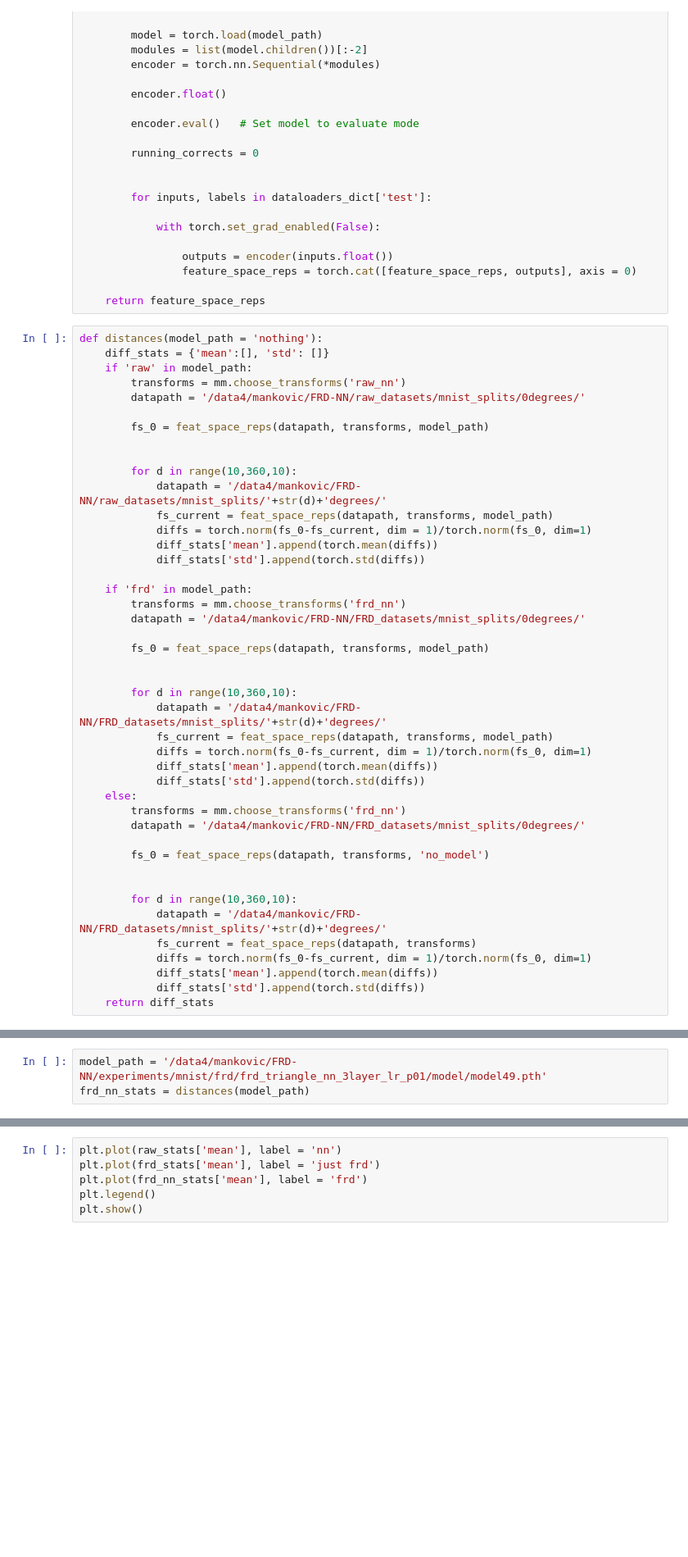
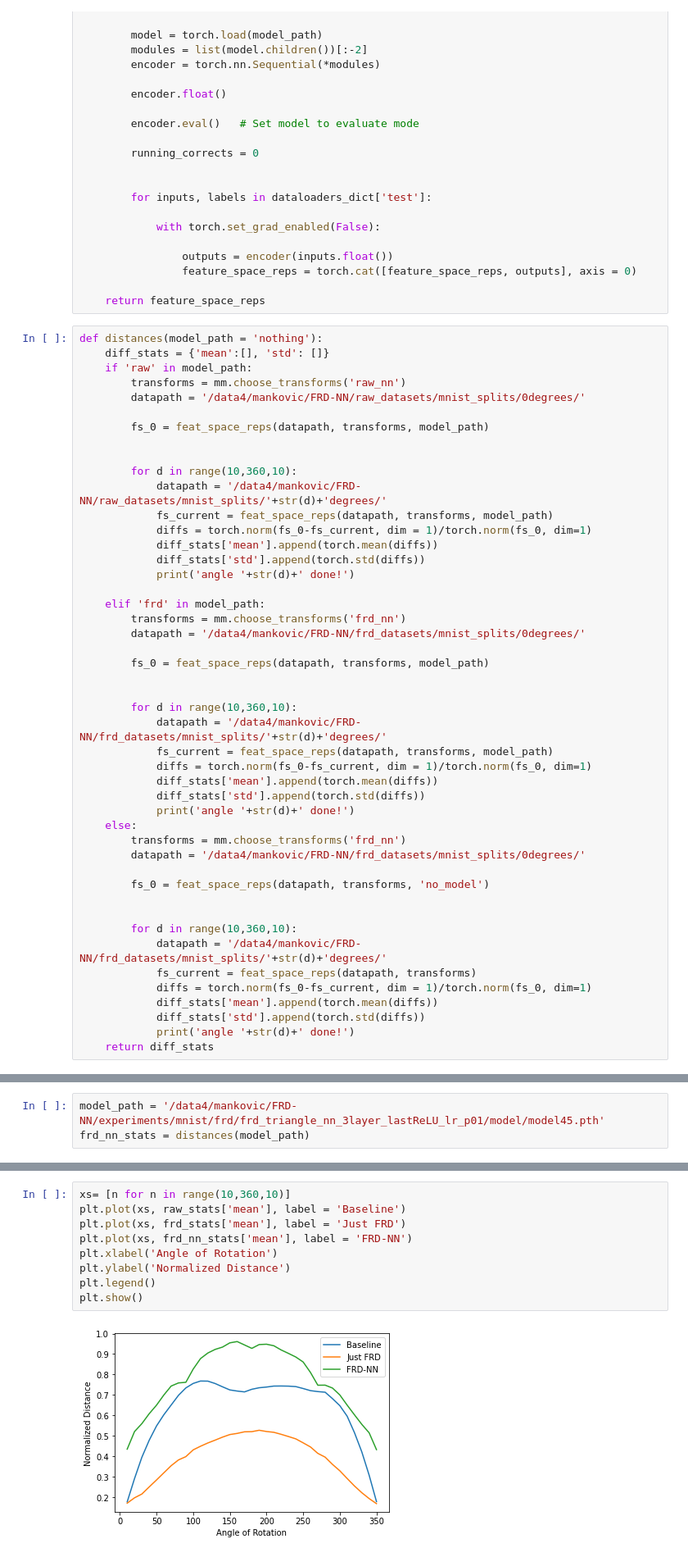
Before and after one commit to nmank/FRD-NN, a Jupyter notebook: plots.ipynb, the cells around one changed output, grey strips where cells are left out. Shown at 82% size. Drawn from its saved outputs; the diff is of its cells as text; blank space fills up the shorter version.

```diff
--- a/plots.ipynb
+++ b/plots.ipynb
@@ -142,33 +145,36 @@ def distances(model_path = 'nothing'):
             diffs = torch.norm(fs_0-fs_current, dim = 1)/torch.norm(fs_0, dim=1)
             diff_stats['mean'].append(torch.mean(diffs))
             diff_stats['std'].append(torch.std(diffs))
+            print('angle '+str(d)+' done!')
 
-    if 'frd' in model_path:
+    elif 'frd' in model_path:
         transforms = mm.choose_transforms('frd_nn')
-        datapath = '/data4/mankovic/FRD-NN/FRD_datasets/mnist_splits/0degrees/'
+        datapath = '/data4/mankovic/FRD-NN/frd_datasets/mnist_splits/0degrees/'
 
         fs_0 = feat_space_reps(datapath, transforms, model_path)
 
 
         for d in range(10,360,10):
-            datapath = '/data4/mankovic/FRD-NN/FRD_datasets/mnist_splits/'+str(d)+'degrees/'
+            datapath = '/data4/mankovic/FRD-NN/frd_datasets/mnist_splits/'+str(d)+'degrees/'
             fs_current = feat_space_reps(datapath, transforms, model_path)
             diffs = torch.norm(fs_0-fs_current, dim = 1)/torch.norm(fs_0, dim=1)
             diff_stats['mean'].append(torch.mean(diffs))
             diff_stats['std'].append(torch.std(diffs))
+            print('angle '+str(d)+' done!')
     else:
         transforms = mm.choose_transforms('frd_nn')
-        datapath = '/data4/mankovic/FRD-NN/FRD_datasets/mnist_splits/0degrees/'
+        datapath = '/data4/mankovic/FRD-NN/frd_datasets/mnist_splits/0degrees/'
 
         fs_0 = feat_space_reps(datapath, transforms, 'no_model')
 
 
         for d in range(10,360,10):
-            datapath = '/data4/mankovic/FRD-NN/FRD_datasets/mnist_splits/'+str(d)+'degrees/'
+            datapath = '/data4/mankovic/FRD-NN/frd_datasets/mnist_splits/'+str(d)+'degrees/'
             fs_current = feat_space_reps(datapath, transforms)
             diffs = torch.norm(fs_0-fs_current, dim = 1)/torch.norm(fs_0, dim=1)
             diff_stats['mean'].append(torch.mean(diffs))
             diff_stats['std'].append(torch.std(diffs))
+            print('angle '+str(d)+' done!')
     return diff_stats
 # %%
 model_path = '/data4/mankovic/FRD-NN/experiments/mnist/raw/raw_triangle_nn_3layer_lr_p1/model/model49.pth'
@@ -180,3 +220,3 @@ KeyboardInterrupt:
 # %%
-model_path = '/data4/mankovic/FRD-NN/experiments/mnist/frd/frd_triangle_nn_3layer_lr_p01/model/model49.pth'
+model_path = '/data4/mankovic/FRD-NN/experiments/mnist/frd/frd_triangle_nn_3layer_lastReLU_lr_p01/model/model45.pth'
 frd_nn_stats = distances(model_path)
@@ -183,6 +241,11 @@ frd_nn_stats = distances(model_path)
 # %%
-plt.plot(raw_stats['mean'], label = 'nn')
-plt.plot(frd_stats['mean'], label = 'just frd')
-plt.plot(frd_nn_stats['mean'], label = 'frd')
+xs= [n for n in range(10,360,10)]
+plt.plot(xs, raw_stats['mean'], label = 'Baseline')
+plt.plot(xs, frd_stats['mean'], label = 'Just FRD')
+plt.plot(xs, frd_nn_stats['mean'], label = 'FRD-NN')
+plt.xlabel('Angle of Rotation')
+plt.ylabel('Normalized Distance')
 plt.legend()
 plt.show()
+# %% [output]
+[figure, added]
```
Also changed, not shown: parts of 11 cells of this notebook, 6 other files.
